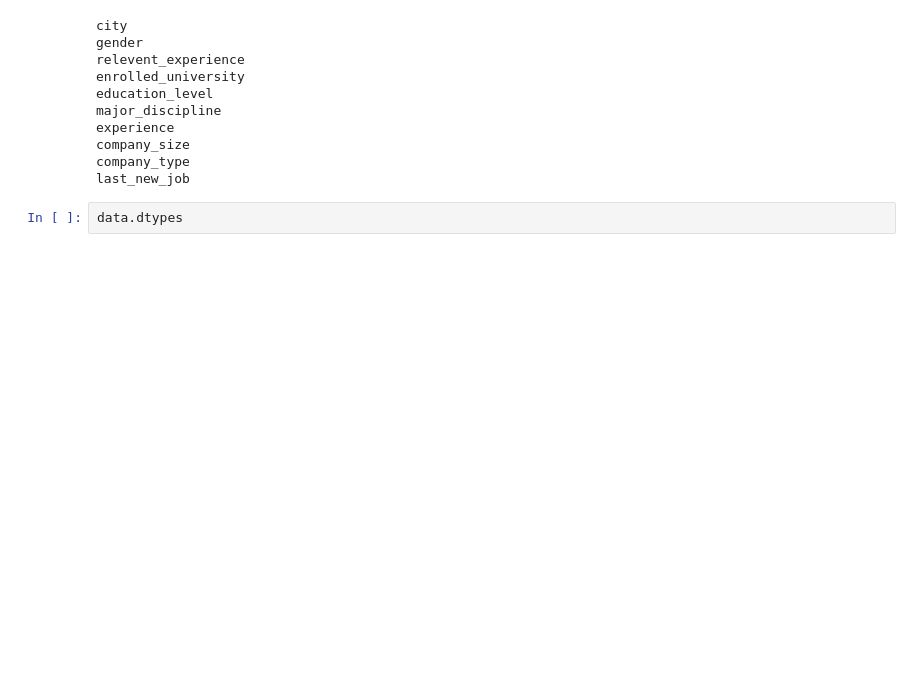
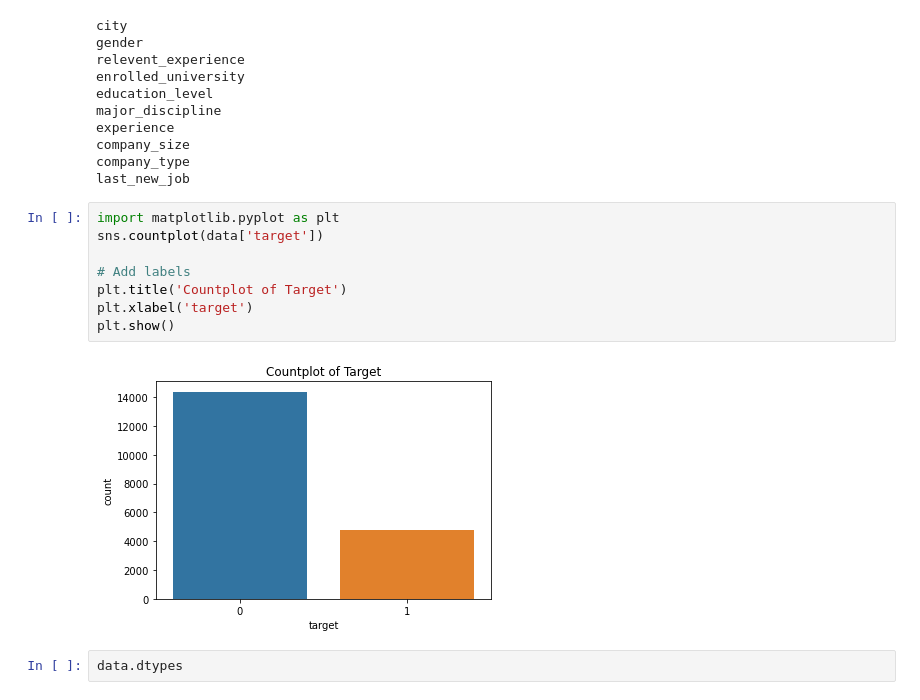
Before and after one commit to mahy-ay/ST-Project, a Jupyter notebook: Code/Preprocessing.ipynb, the cells around one changed output. Drawn from its saved outputs; the diff is of its cells as text; blank space fills up the shorter version.

```diff
--- a/Code/Preprocessing.ipynb
+++ b/Code/Preprocessing.ipynb
@@ -96,6 +77,16 @@ experience
 company_size
 company_type
 last_new_job
+# %%
+import matplotlib.pyplot as plt
+sns.countplot(data['target'])
+
+# Add labels
+plt.title('Countplot of Target')
+plt.xlabel('target')
+plt.show()
+# %% [output]
+[figure, added]
 # %%
 data.dtypes
 # %% [output]
```
Also changed, not shown: parts of 3 cells of this notebook.
